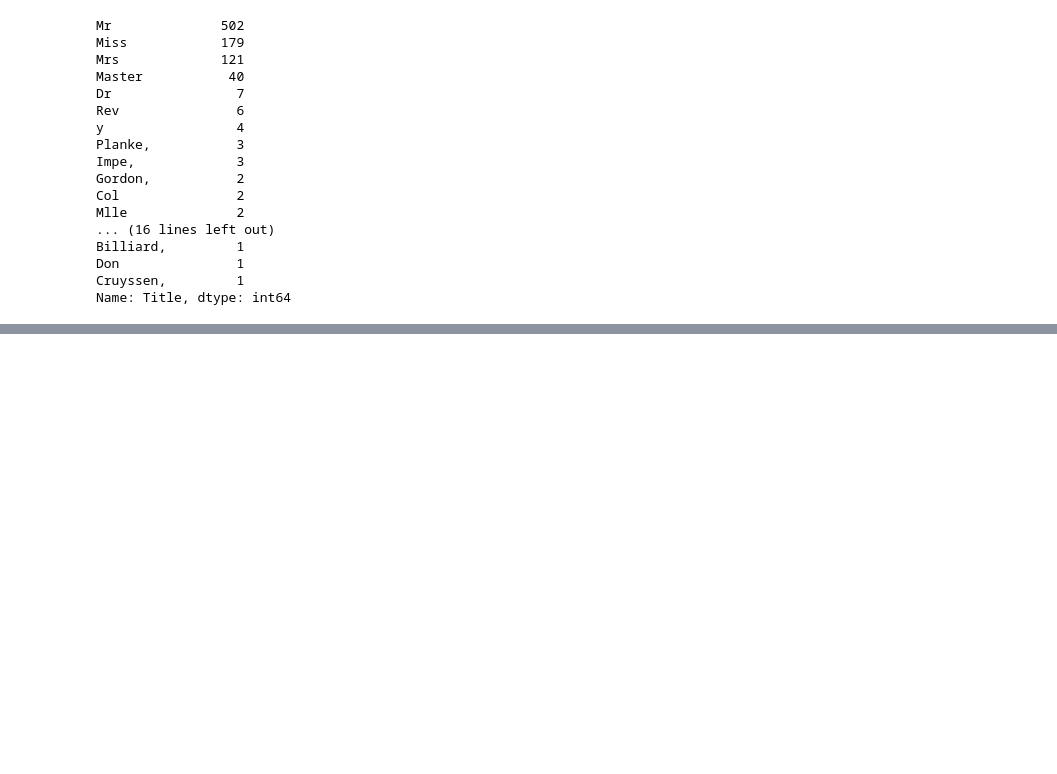
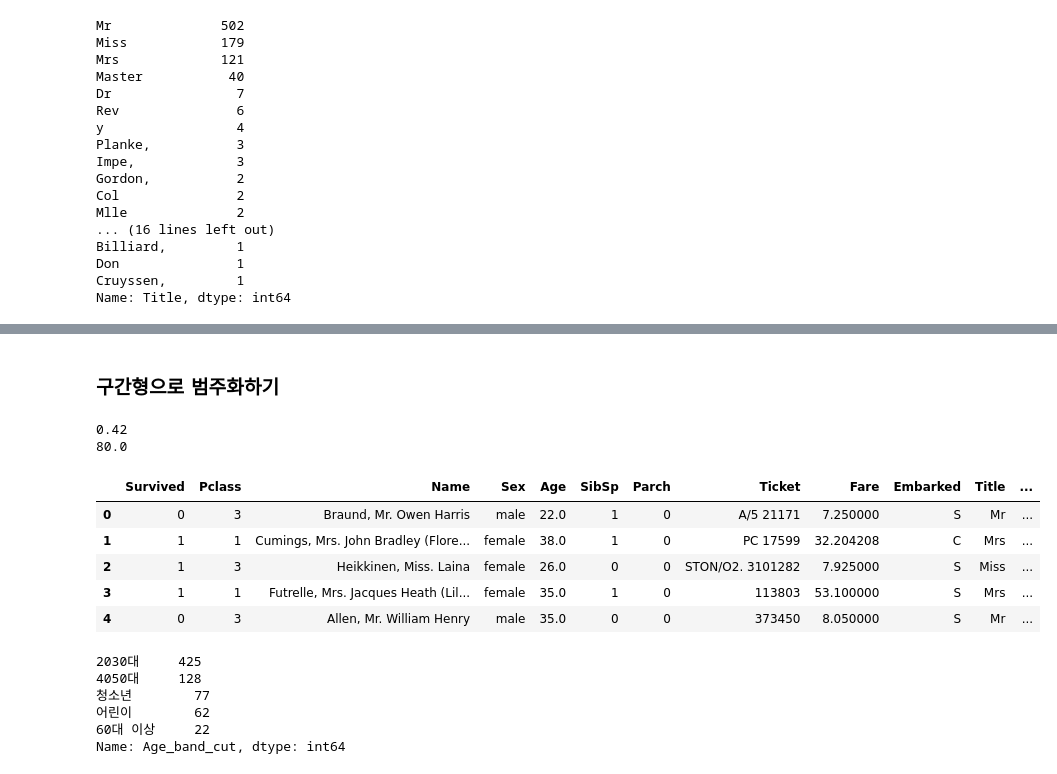
Before and after one commit to kimseryeong/data, a Jupyter notebook: data_analysis_by_kimyuji/Chap3.ipynb, the cells around one changed output, grey strips where cells are left out. Drawn from its saved outputs; the diff is of its cells as text; code cells hidden in the pictures; blank space fills up the shorter version.

```diff
--- a/data_analysis_by_kimyuji/Chap3.ipynb
+++ b/data_analysis_by_kimyuji/Chap3.ipynb
@@ -1038,0 +1149,34 @@ Name: Title, dtype: int64
+# %% [markdown]
+### 구간형으로 범주화하기
+# %%
+print(titanic.Age.min())
+print(titanic.Age.max())
+# %% [output]
+0.42
+80.0
+# %%
+# 5개의 연령대로 나이 컬럼 범주화하기
+
+bins = [0, 9, 18, 40, 60, 81] #나이 구분 포인트 지정하기
+labels = ['어린이', '청소년', '2030대', '4050대', '60대 이상'] #bins 보다 1개 더 적게 정의
+# %%
+titanic['Age_band_cut'] = pd.cut(titanic['Age'], bins=bins, labels=labels)
+titanic.head()
+# %% [output]
+|  | Survived | Pclass | Name | Sex | Age | SibSp | Parch | Ticket | Fare | Embarked | Title | ... |
+| 0 | 0 | 3 | Braund, Mr. Owen Harris | male | 22.0 | 1 | 0 | A/5 21171 | 7.250000 | S | Mr | ... |
+| 1 | 1 | 1 | Cumings, Mrs. John Bradley (Flore... | female | 38.0 | 1 | 0 | PC 17599 | 32.204208 | C | Mrs | ... |
+| 2 | 1 | 3 | Heikkinen, Miss. Laina | female | 26.0 | 0 | 0 | STON/O2. 3101282 | 7.925000 | S | Miss | ... |
+| 3 | 1 | 1 | Futrelle, Mrs. Jacques Heath (Lil... | female | 35.0 | 1 | 0 | 113803 | 53.100000 | S | Mrs | ... |
+| 4 | 0 | 3 | Allen, Mr. William Henry | male | 35.0 | 0 | 0 | 373450 | 8.050000 | S | Mr | ... |
+# %%
+#생성한 범주 고유 개수 확인
+
+titanic.Age_band_cut.value_counts()
+# %% [output]
+2030대     425
+4050대     128
+청소년        77
+어린이        62
+60대 이상     22
+Name: Age_band_cut, dtype: int64
```
Also changed, not shown: parts of 72 cells of this notebook, 2 other files.
